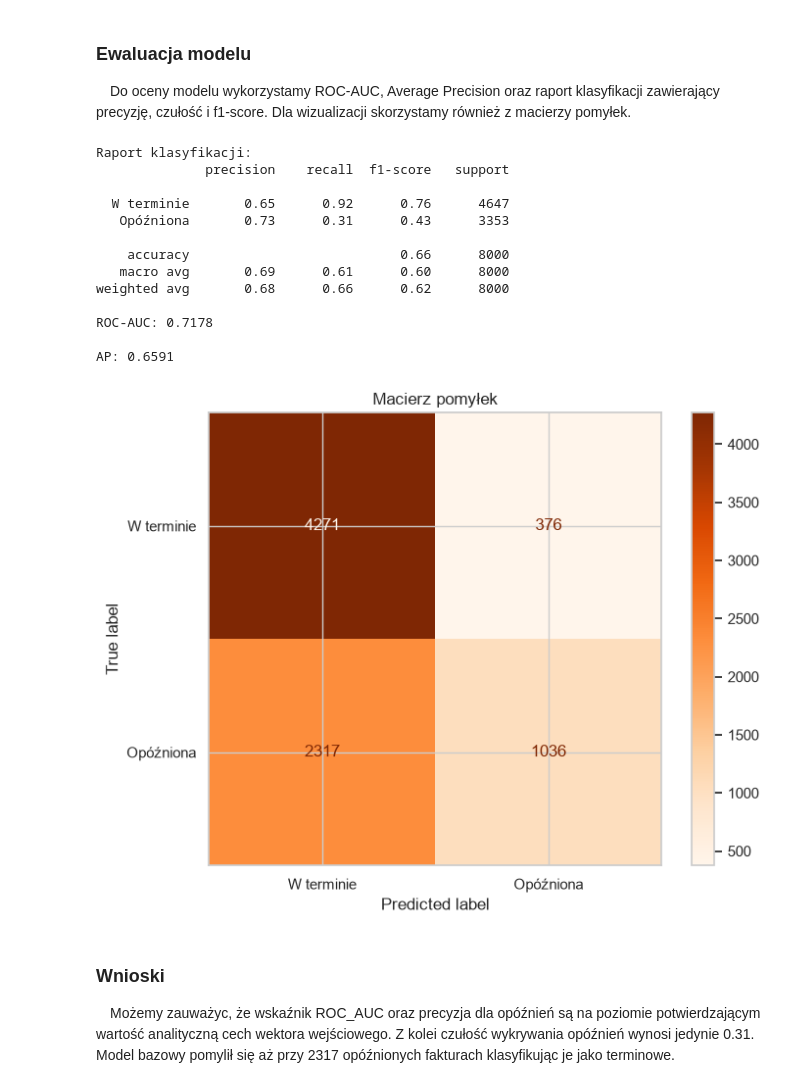
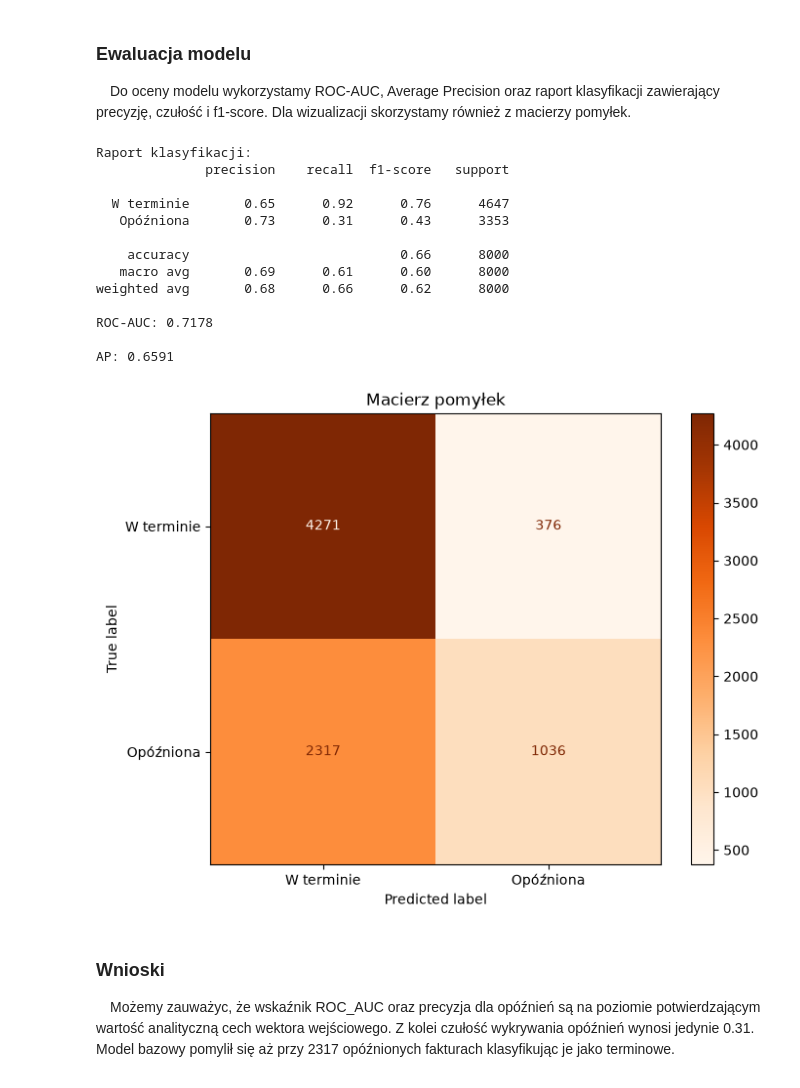
Before and after one commit to KSI-ML-research/Bankrupt-Detector, a Jupyter notebook: baseline_logistic_regression/baseline_logistic_regression.ipynb, the cells around one changed output. Cells and saved outputs as stored; diff of their text form; code cells hidden in the pictures.

```diff
--- a/baseline_logistic_regression/baseline_logistic_regression.ipynb
+++ b/baseline_logistic_regression/baseline_logistic_regression.ipynb
@@ -15,8 +15,7 @@ from sklearn.preprocessing import StandardScaler, OneHotEncoder
 from sklearn.linear_model import LogisticRegression
 from sklearn.metrics import roc_auc_score, confusion_matrix, ConfusionMatrixDisplay, classification_report, average_precision_score
 
-sns.set_theme(style='whitegrid')
-plt.rcParams['figure.figsize'] = (11.7, 7)
+plt.rcParams['figure.figsize'] = (8, 6)
 # %% [markdown]
 ### Wczytanie i filtracja danych oraz selekcja cech
 &emsp;W tym kroku przygotujemy macierz danych do treningu modelu. Po wczytaniu zbioru odrzucimy wszystkie faktury otwarte (ocenzurowane), ponieważ klasyfikator binarny wymaga danych wyłącznie z zamkniętych transakcji o jednoznacznym statusie (zapłacone w terminie lub opóźnione). Następnie przeprowadzimy selekcję cech usuwając identyfikatory tekstowe, daty oraz kolumny zawierające dane o przyszłości z perspektywy momentu wystawienia faktury: np. kolumnę *days_late*. Model powinien uczyć się wyłącznie na danych, które są dostępne w momencie, w którym ma być wykorzystany do predykcji.
@@ -97,35 +96,35 @@ y_pred_class = model.predict(X_test_trans)
 # %%
 roc_auc = roc_auc_score(y_test, y_pred_prob)
 avg_prec = average_precision_score(y_test, y_pred_prob)
 
 conf_matrix = confusion_matrix(y_test, y_pred_class)
 disp = ConfusionMatrixDisplay(confusion_matrix=conf_matrix, display_labels=['W terminie', 'Opóźniona'])
 
 print("Raport klasyfikacji:")
 print(classification_report(y_test, y_pred_class, target_names=['W terminie', 'Opóźniona']))
 
 print(f"ROC-AUC: {roc_auc:.4f}\n")
 print(f"AP: {avg_prec:.4f}\n")
 
-fig, ax = plt.subplots(figsize=(8, 6))
+fig, ax = plt.subplots()
 disp.plot(ax=ax, cmap='Oranges', values_format='d')
 plt.title('Macierz pomyłek')
 plt.show()
 # %% [output]
 Raport klasyfikacji:
               precision    recall  f1-score   support
 
   W terminie       0.65      0.92      0.76      4647
    Opóźniona       0.73      0.31      0.43      3353
 
     accuracy                           0.66      8000
    macro avg       0.69      0.61      0.60      8000
 weighted avg       0.68      0.66      0.62      8000
 
 ROC-AUC: 0.7178
 
 AP: 0.6591
-[figure, old version]
+[figure, new version]
 # %% [markdown]
 ### Wnioski
 &emsp;Możemy zauważyc, że wskaźnik ROC_AUC oraz precyzja dla opóźnień są na poziomie potwierdzającym wartość analityczną cech wektora wejściowego. Z kolei czułość wykrywania opóźnień wynosi jedynie 0.31. Model bazowy pomylił się aż przy 2317 opóźnionych fakturach klasyfikując je jako terminowe.
```
